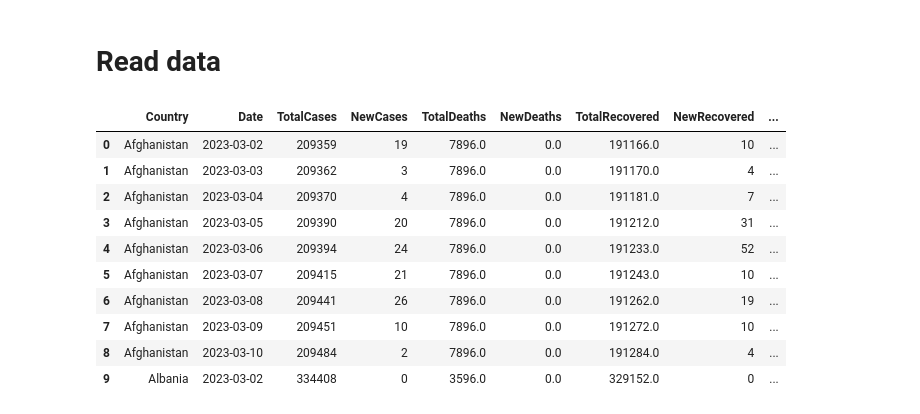
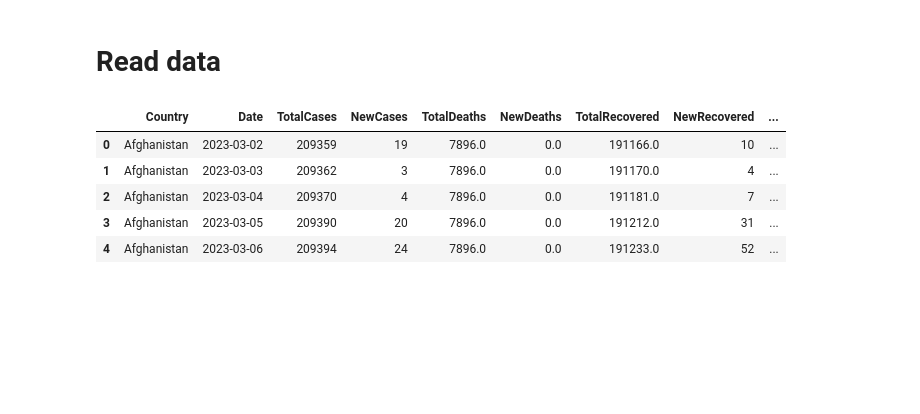
Before and after one commit to nnaaaa/Lab-DataVisualize, a Jupyter notebook: visualize/question4.ipynb, the cells around one changed output. Cells and saved outputs as stored; diff of their text form; code cells hidden in the pictures; blank space fills up the shorter version.

```diff
--- a/visualize/question4.ipynb
+++ b/visualize/question4.ipynb
@@ -8,18 +7,12 @@ import seaborn as sns
 # %% [markdown]
 # Read data
 # %%
-# Read the data
-df = pd.read_csv('../data/final_data.csv')
-df.head(10)
+covid_df = pd.read_csv('../data/final_data.csv')
+covid_df.head()
 # %% [output]
 |  | Country | Date | TotalCases | NewCases | TotalDeaths | NewDeaths | TotalRecovered | NewRecovered | ... |
 | 0 | Afghanistan | 2023-03-02 | 209359 | 19 | 7896.0 | 0.0 | 191166.0 | 10 | ... |
 | 1 | Afghanistan | 2023-03-03 | 209362 | 3 | 7896.0 | 0.0 | 191170.0 | 4 | ... |
 | 2 | Afghanistan | 2023-03-04 | 209370 | 4 | 7896.0 | 0.0 | 191181.0 | 7 | ... |
 | 3 | Afghanistan | 2023-03-05 | 209390 | 20 | 7896.0 | 0.0 | 191212.0 | 31 | ... |
 | 4 | Afghanistan | 2023-03-06 | 209394 | 24 | 7896.0 | 0.0 | 191233.0 | 52 | ... |
-| 5 | Afghanistan | 2023-03-07 | 209415 | 21 | 7896.0 | 0.0 | 191243.0 | 10 | ... |
-| 6 | Afghanistan | 2023-03-08 | 209441 | 26 | 7896.0 | 0.0 | 191262.0 | 19 | ... |
-| 7 | Afghanistan | 2023-03-09 | 209451 | 10 | 7896.0 | 0.0 | 191272.0 | 10 | ... |
-| 8 | Afghanistan | 2023-03-10 | 209484 | 2 | 7896.0 | 0.0 | 191284.0 | 4 | ... |
-| 9 | Albania | 2023-03-02 | 334408 | 0 | 3596.0 | 0.0 | 329152.0 | 0 | ... |
```
Also changed, not shown: parts of 19 cells of this notebook, 13 other files.
